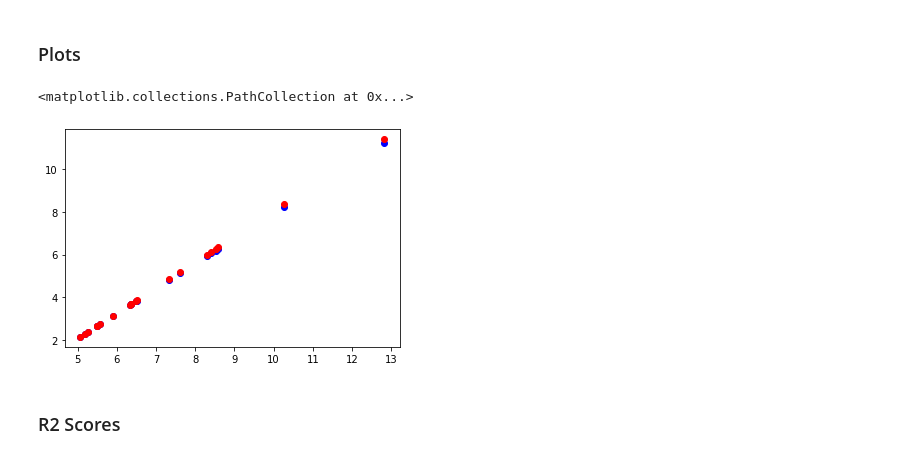
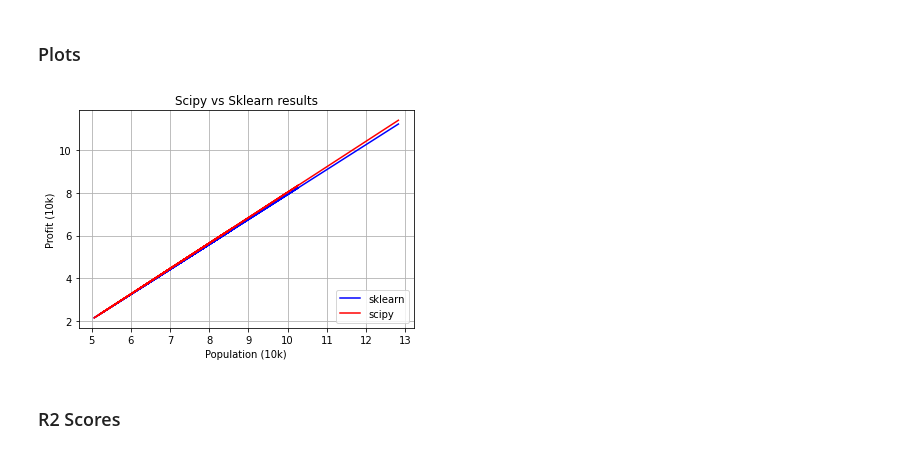
Before and after one commit to SimonDuperray/ai_FoodTrucks, a Jupyter notebook: FoodTruck.ipynb, the cells around one changed output. Cells and saved outputs as stored; diff of their text form; code cells hidden in the pictures.

```diff
--- a/FoodTruck.ipynb
+++ b/FoodTruck.ipynb
@@ -95,12 +99,18 @@ plt.show()
 <h2>Compare Scipy and SKLearn</h2>
 # %% [markdown]
 <h3>Plots</h3>
-# %%
-plt.scatter(X_test, y_pred, c='b')
-plt.scatter(X_test, predict(X_test), c='r')
-# %% [output]
-<matplotlib.collections.PathCollection at 0x...>
-[figure, removed]
+# %%
+axes = plt.axes()
+axes.grid()
+plt.title('Scipy vs Sklearn results')
+plt.plot(X_test, y_pred, c='b', label="sklearn")
+plt.plot(X_test, predict(X_test), c='r', label="scipy")
+plt.xlabel("Population (10k)")
+plt.ylabel('Profit (10k)')
+plt.legend(loc="lower right")
+plt.show()
+# %% [output]
+[figure, added]
 # %% [markdown]
 <h3>R2 Scores</h3>
 # %%
```
Also changed, not shown: parts of 4 cells of this notebook, 2 other files.
